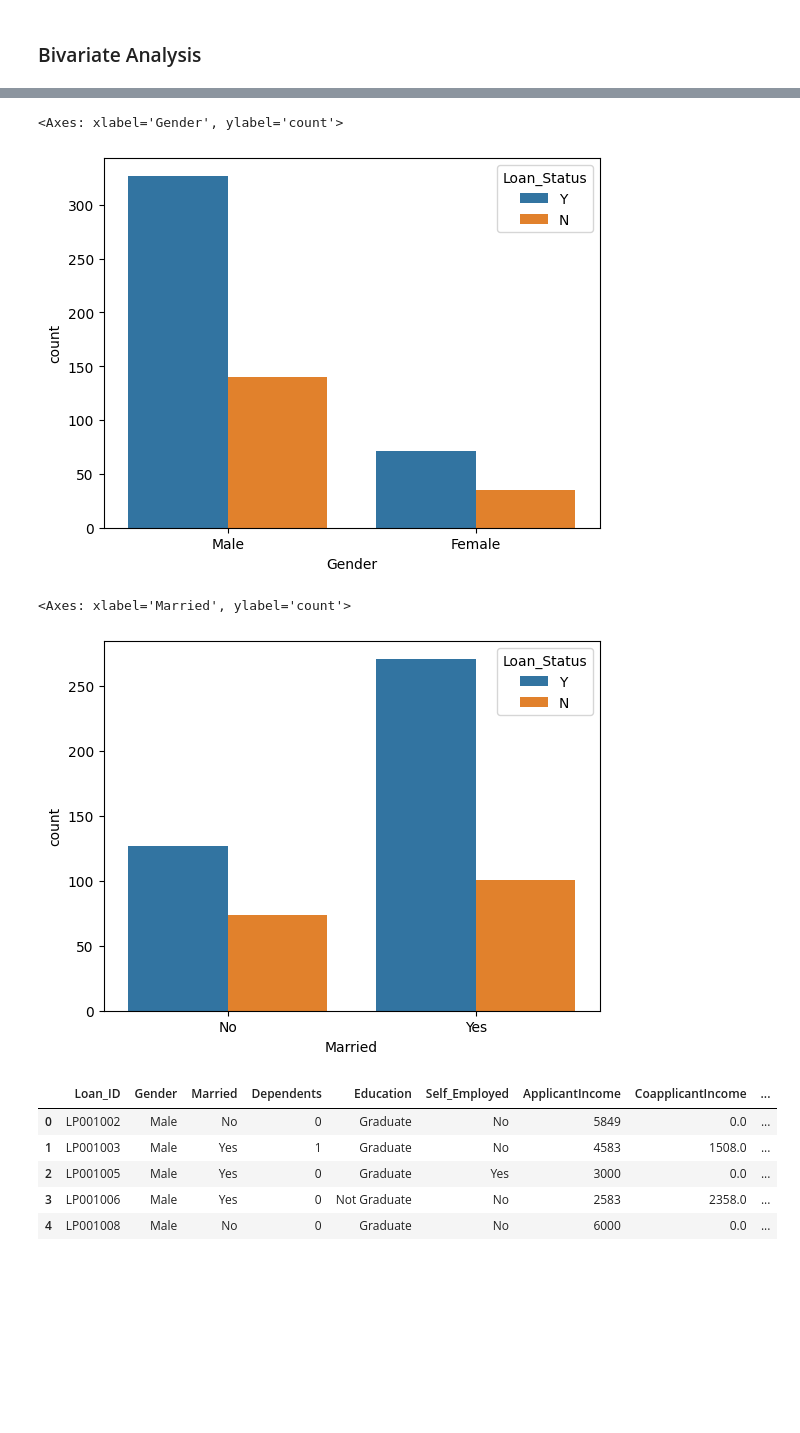
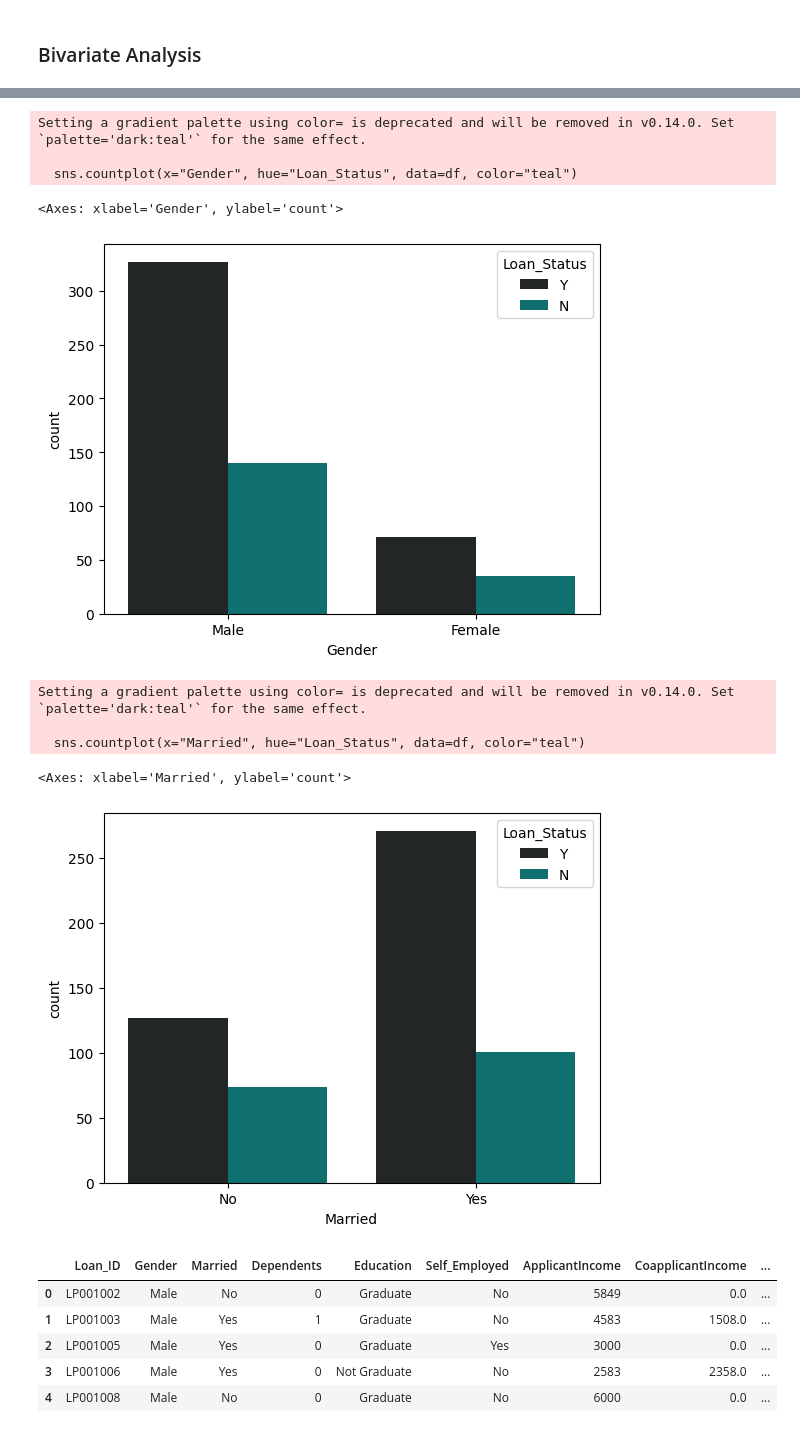
Before and after one commit to raji-ayyub/gen_ai_backend, a Jupyter notebook: task_25.ipynb, the cells around one changed output, grey strips where cells are left out. Cells and saved outputs as stored; diff of their text form; code cells hidden in the pictures; blank space fills up the shorter version.

```diff
--- a/task_25.ipynb
+++ b/task_25.ipynb
@@ -263,13 +267,19 @@ sns.countplot(x="Education", hue="Loan_Status", data=df)
 # %%
-sns.countplot(x="Gender", hue="Loan_Status", data=df)
+sns.countplot(x="Gender", hue="Loan_Status", data=df, color="teal")
 # %% [output]
-<Axes: xlabel='Gender', ylabel='count'>
+Setting a gradient palette using color= is deprecated and will be removed in v0.14.0. Set `palette='dark:teal'` for the same effect.
+
+  sns.countplot(x="Gender", hue="Loan_Status", data=df, color="teal")
+<Axes: xlabel='Gender', ylabel='count'>
-[figure, old version]
+[figure, new version]
 # %%
-sns.countplot(x="Married", hue="Loan_Status", data=df)
+sns.countplot(x="Married", hue="Loan_Status", data=df, color="teal")
 # %% [output]
-<Axes: xlabel='Married', ylabel='count'>
+Setting a gradient palette using color= is deprecated and will be removed in v0.14.0. Set `palette='dark:teal'` for the same effect.
+
+  sns.countplot(x="Married", hue="Loan_Status", data=df, color="teal")
+<Axes: xlabel='Married', ylabel='count'>
-[figure, old version]
+[figure, new version]
 # %%
 average_income = df["ApplicantIncome"].mean()
 
```
Also changed, not shown: parts of 13 cells of this notebook.
